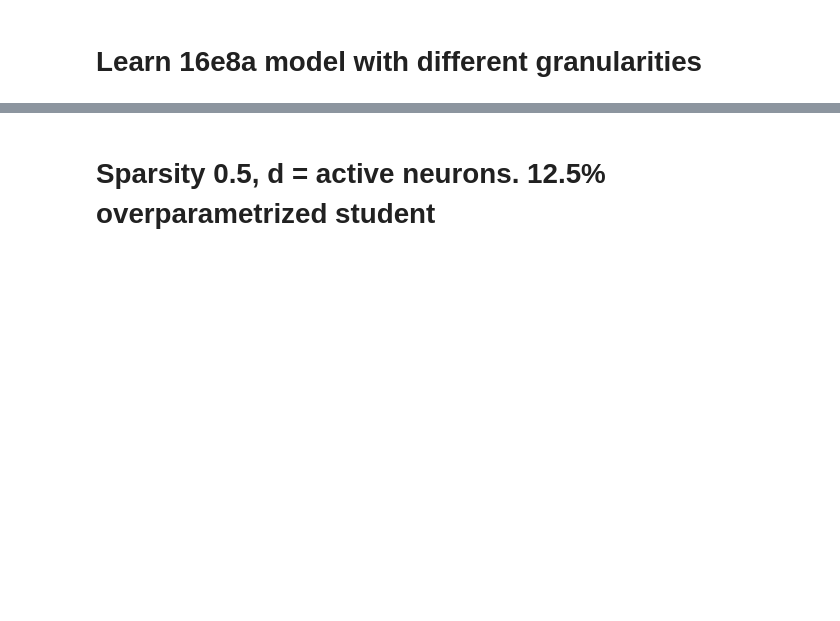
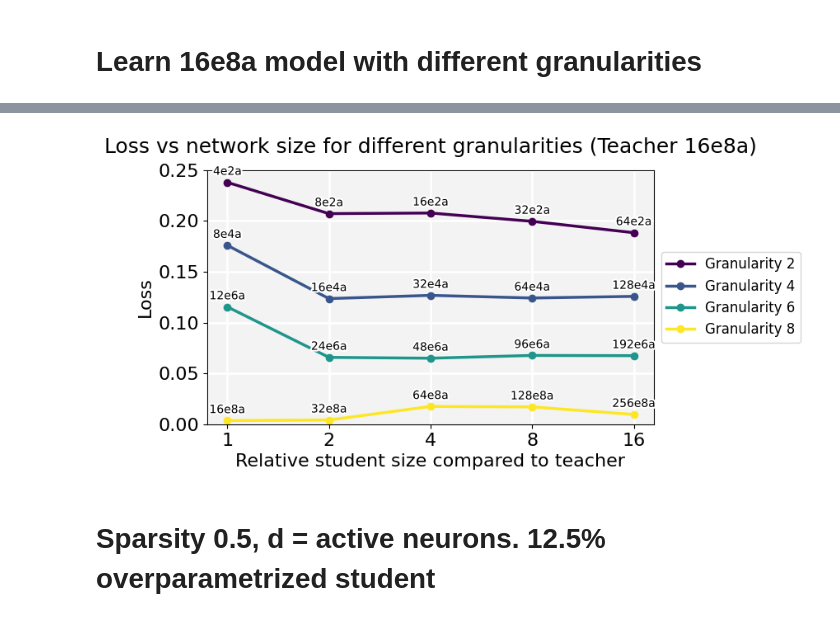
Before and after one commit to eboix/moe_granularity_separation, a Jupyter notebook: moe_test.ipynb, the cells around one changed output, grey strips where cells are left out. Saved outputs shown, nothing was run; the diff lists cells and outputs as text; code cells hidden in the pictures; blank space fills up the shorter version.

```diff
--- a/moe_test.ipynb
+++ b/moe_test.ipynb
@@ -382,8 +367,8 @@ data_dict = {}
 # for num_experts2, k2 in [(64,16),(32,8), (16,4), (8,2)]:
 #     for num_experts1, k1 in [(64,16),(32,8),(16,4),(8,2)]:
 student_configs = []
-for granularity in [8,2,4,6]:
-    for sparsity in [32,2,4,8,16]:
+for granularity in [2,4,6,8]:
+    for sparsity in [2,4,8,16,32]:
         student_configs.append((sparsity*granularity,granularity))
 
 for num_experts2, k2 in student_configs:
@@ -399,14 +384,17 @@ for num_experts2, k2 in student_configs:
                         --num_epochs {num_epochs} \
                         --lr {lr} \
                         --batch_size {batch_size} \
-                        --trial {trial}')
+                        --trial {trial} \
+                        --bias')
                 else:
                     datum = generate_datapoint(d,
                                     k1,num_experts1,active_neurons1,
                                     k2,num_experts2,active_neurons2,
                                     num_epochs,lr,batch_size,
-                                    trial=0)
-                    val = datum['test_losses'][-1] / datum['base_losses'][-1]
+                                    trial=0,
+                                    bias=True)
+                    # val = datum['test_losses'][-1] / datum['base_losses'][-1]
+                    val = min([datum['test_losses'][i] / datum['base_losses'][i] for i in range(len(datum['test_losses']))])
                     vals_lr[lr].append(val)
         data_dict[((num_experts1,k1),(num_experts2,k2))] = vals_lr
 
@@ -446,12 +434,64 @@ heatmap_df = pd.DataFrame(raw_data, index=[f'{label[0]}e{label[1]}a' for label i
 
 print(heatmap_df)
 
-# Plot the heatmap
-plt.figure(figsize=(10, 8))
-sns.heatmap(heatmap_df.T, annot=True, fmt=".2f", cmap="viridis") # , cbar_kws={'label': 'Test error'}
-plt.title("Fitting teacher model with larger students that have roughly the same number of active neurons")
-plt.xlabel("Student Architecture")
-plt.ylabel("Teacher Architecture")
-plt.gcf().set_size_inches(12, 6)
+
+plt.figure(figsize=(7,4))
+plt.title('Loss vs network size for different granularities (Teacher 16e8a)')
+plt.xlabel('Relative student size compared to teacher', fontsize=16)
+# viridis color palette for plots
+colors = ['#440154ff', '#39568cff', '#1f968bff', '#fde725ff']
+# Label the markers with granularity values
+for idx, granularity in enumerate([2, 4, 6, 8]):
+    for relsize, x in enumerate([1, 2, 4, 8, 16]):
+        y = processed_data_dict[((16, 8), (2 * x * granularity, granularity))]
+        # plt.text(
+        #     x+0.002, y, f'{x*2*granularity}e{granularity}a', fontsize=10, color='black', ha='center', va='bottom'
+        # )
+        # Add a translucent background box to the text
+        # plt.text(
+        #     x + 0.002, y, f'{x*2*granularity}e{granularity}a', fontsize=10, color='black',
+        #     ha='center', va='bottom', bbox=dict(facecolor='white', alpha=0.7, edgecolor='none', boxstyle='round,pad=0.1')
+        # )
+        # Add a contour around the text instead of a bounding box
+        import matplotlib.patheffects as patheffects
+        plt.text(
+            x, y + 0.005, f'{x*2*granularity}e{granularity}a', fontsize=10, color='black',
+            ha='center', va='bottom', path_effects=[
+            plt.matplotlib.patheffects.withStroke(linewidth=3, foreground='white')
+            ]
+        )
+for idx, granularity in enumerate([2, 4, 6, 8]):
+    plt.plot(
+        [1, 2, 4, 8, 16],
+        [
+            processed_data_dict[((16, 8), (2 * relsize * granularity, granularity))]
+            for relsize in [1, 2, 4, 8, 16]
+        ],
+        label=f"Granularity {granularity}",
+        color=colors[idx],
+        linewidth=2.5,  # Make lines thicker
+        marker='o',  # Add circle markers
+        markersize=6  # Slightly smaller marker size
+    )
+plt.legend(fontsize=12, loc='center left', bbox_to_anchor=(1, 0.5))
+plt.ylabel('Loss', fontsize=16)
+
+# Set light grey background
+plt.gca().set_facecolor('#f3f3f3')
+plt.ylim(0, 0.25)
+# Adjust gridlines to be white and slightly thicker
+plt.grid(True, which='both', color='white', linestyle='-', linewidth=2)
+plt.xscale('log')
+plt.xticks([1, 2, 4, 8, 16], [1, 2, 4, 8, 16], fontsize=16)
+plt.yticks(fontsize=16)
+
+# grid lines
+# x grid lines should go on ticks
+plt.gca().xaxis.set_major_locator(plt.FixedLocator([1, 2, 4, 8, 16]))
+plt.gca().xaxis.set_major_formatter(plt.FuncFormatter(lambda x, _: f'{int(x)}'))
+plt.gca().xaxis.set_minor_locator(plt.FixedLocator([1, 2, 4, 8, 16]))
+plt.gca().xaxis.set_minor_formatter(plt.FuncFormatter(lambda x, _: f'{int(x)}'))
+plt.title('Loss vs network size for different granularities (Teacher 16e8a)', fontsize=18,pad=15)
+plt.savefig('granularity_separation2.pdf', bbox_inches='tight')
 plt.show()
 # %% [output]
@@ -487,3 +515,4 @@ Generating train and test for epoch 10
+[figure, added]
 # %% [markdown]
 # Sparsity 0.5, d = active neurons. 12.5% overparametrized student
 # %%
```
Also changed, not shown: parts of 11 cells of this notebook, 46 other files.
